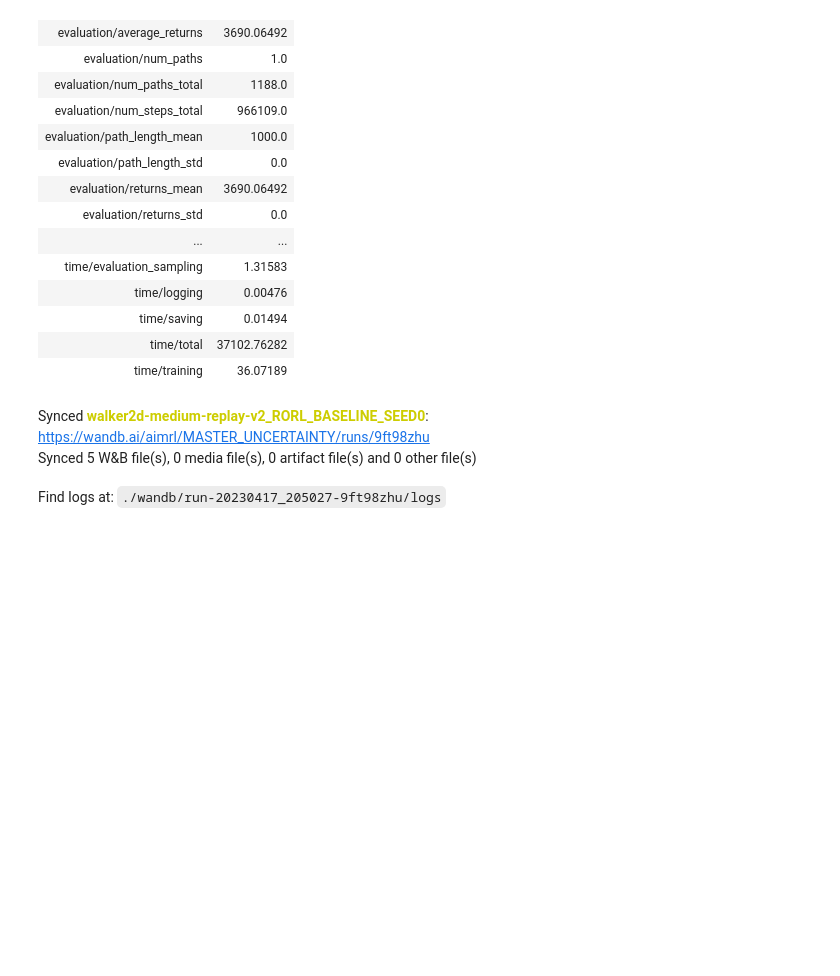
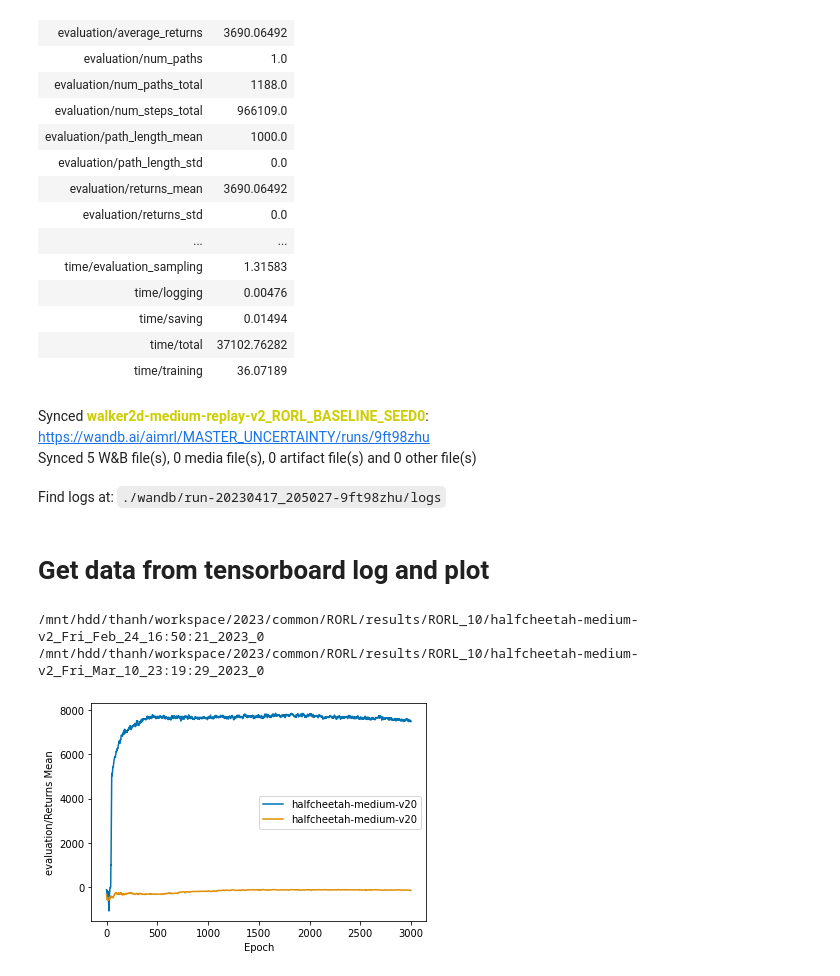
Before and after one commit to OfflineRL/RORL, a Jupyter notebook: TensorFlow.ipynb, the cells around one changed output. Cells and saved outputs as stored; diff of their text form; code cells hidden in the pictures; blank space fills up the shorter version.

```diff
--- a/TensorFlow.ipynb
+++ b/TensorFlow.ipynb
@@ -1189,3 +1189,73 @@ Run summary:
 Synced walker2d-medium-replay-v2_RORL_BASELINE_SEED0: https://wandb.ai/aimrl/MASTER_UNCERTAINTY/runs/9ft98zhu
 Synced 5 W&B file(s), 0 media file(s), 0 artifact file(s) and 0 other file(s)
 Find logs at: ./wandb/run-20230417_205027-9ft98zhu/logs
+# %% [markdown]
+# Get data from tensorboard log and plot
+# %%
+import os
+import glob2
+import csv
+import json
+import pandas as pd
+import matplotlib.pyplot as plt
+import numpy as np
+import seaborn as sns
+
+base_folder  ="/mnt/hdd/thanh/workspace/2023/common/RORL/results/RORL_10/"
+file_progress = 'offline_progress.csv'
+file_info = "variant.json"
+SMOOTH_WINDOW = 3
+X_AXIS = "Epoch"
+Y_AXIS = "evaluation/Returns Mean"
+
+color_palette = sns.color_palette("colorblind", 100)
+
+
+def smooth(y, radius, mode='two_sided', valid_only=False):
+    '''
+    Copy from: https://github.com/openai/baselines/blob/master/baselines/common/plot_util.py
+    Smooth signal y, where radius is determines the size of the window
+    mode='twosided':
+        average over the window [max(index - radius, 0), min(index + radius, len(y)-1)]
+    mode='causal':
+        average over the window [max(index - radius, 0), index]
+    valid_only: put nan in entries where the full-sized window is not available
+    '''
+    assert mode in ('two_sided', 'causal')
+    if len(y) < 2*radius+1:
+        return np.ones_like(y) * y.mean()
+    elif mode == 'two_sided':
+        convkernel = np.ones(2 * radius+1)
+        out = np.convolve(y, convkernel,mode='same') / np.convolve(np.ones_like(y), convkernel, mode='same')
+        if valid_only:
+            out[:radius] = out[-radius:] = np.nan
+    elif mode == 'causal':
+        convkernel = np.ones(radius)
+        out = np.convolve(y, convkernel,mode='full') / np.convolve(np.ones_like(y), convkernel, mode='full')
+        out = out[:-radius+1]
+        if valid_only:
+            out[:radius] = np.nan
+    return out
+
+child_paths = [os.path.abspath(os.path.join(path, '..'))
+                   for path in glob2.glob(os.path.join(base_folder, '**', file_progress))]
+
+for i,path in enumerate(child_paths):
+    print(path)
+    data_frame = pd.read_csv(os.path.join(path, file_progress))
+    variant = json.load(open(os.path.join(path, file_info)))
+    # draw the line plot of evaluation/Returns Mean vs. Epoch
+    if SMOOTH_WINDOW is not None:
+        plt.plot(data_frame[X_AXIS].to_numpy(dtype=float),smooth(data_frame[Y_AXIS].to_numpy(dtype=float),SMOOTH_WINDOW),label = variant['env_name']+str(variant['seed']),color=color_palette[i])
+    else:
+        plt.plot(data_frame[X_AXIS].to_numpy(dtype=float),data_frame[Y_AXIS].to_numpy(dtype=float),label = variant['env_name']+str(variant['seed']),color=color_palette[i])
+
+plt.xlabel(X_AXIS)
+plt.ylabel(Y_AXIS)
+plt.legend()
+plt.show()
+# plt.savefig('MeanReturn.pdf', format='pdf',bbox_inches='tight')
+# %% [output]
+/mnt/hdd/thanh/workspace/2023/common/RORL/results/RORL_10/halfcheetah-medium-v2_Fri_Feb_24_16:50:21_2023_0
+/mnt/hdd/thanh/workspace/2023/common/RORL/results/RORL_10/halfcheetah-medium-v2_Fri_Mar_10_23:19:29_2023_0
+[figure, added]
```
